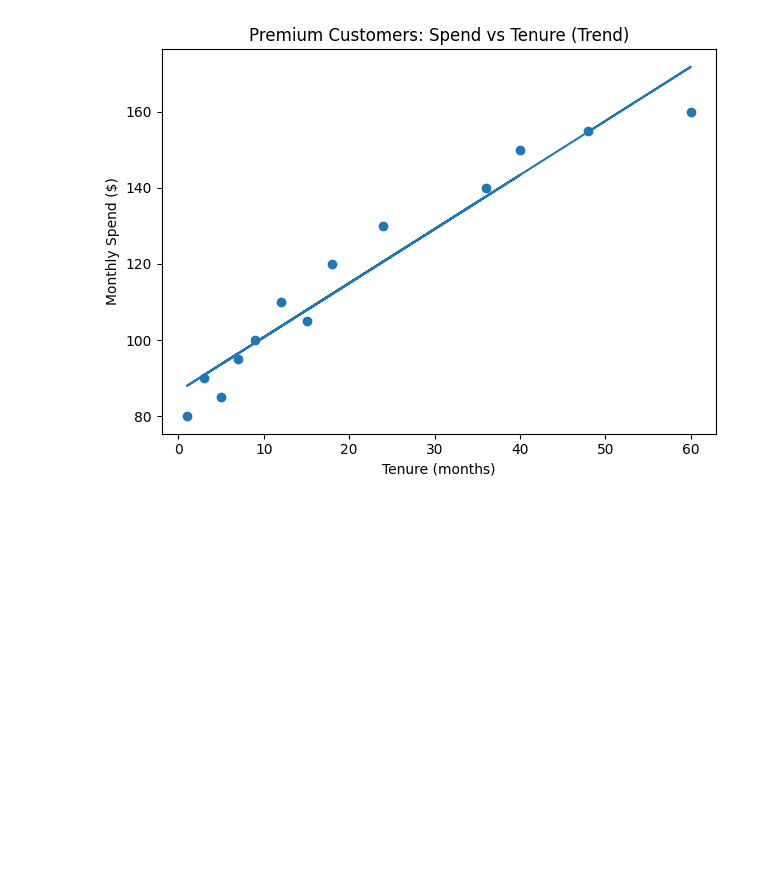
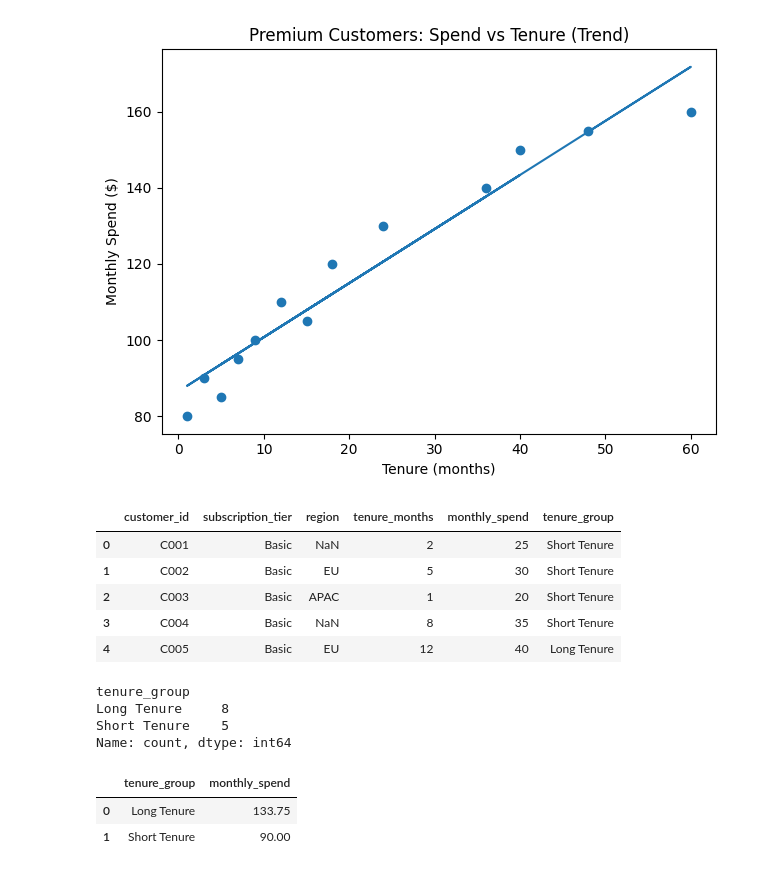
Before and after one commit to jae-notes/customer-behavior-analysis, a Jupyter notebook: analysis/01_initial_exploration.ipynb, the cells around one changed output. Saved outputs shown, nothing was run; the diff lists cells and outputs as text; code cells hidden in the pictures; blank space fills up the shorter version.

```diff
--- a/analysis/01_initial_exploration.ipynb
+++ b/analysis/01_initial_exploration.ipynb
@@ -129,3 +129,40 @@ plt.tight_layout()
 plt.show()
 # %% [output]
 [figure]
+# %%
+def tenure_group(months):
+  if months < 12:
+    return "Short Tenure"
+  else:
+    return "Long Tenure"
+
+df["tenure_group"] = df["tenure_months"].apply(tenure_group)
+df.head()
+# %% [output]
+|  | customer_id | subscription_tier | region | tenure_months | monthly_spend | tenure_group |
+| 0 | C001 | Basic | NaN | 2 | 25 | Short Tenure |
+| 1 | C002 | Basic | EU | 5 | 30 | Short Tenure |
+| 2 | C003 | Basic | APAC | 1 | 20 | Short Tenure |
+| 3 | C004 | Basic | NaN | 8 | 35 | Short Tenure |
+| 4 | C005 | Basic | EU | 12 | 40 | Long Tenure |
+# %%
+premium = df[df["subscription_tier"] == "Premium"]
+premium["tenure_group"].value_counts()
+# %% [output]
+tenure_group
+Long Tenure     8
+Short Tenure    5
+Name: count, dtype: int64
+# %%
+premium_avg = (
+  premium
+  .groupby("tenure_group")["monthly_spend"]
+  .mean()
+  .reset_index()
+)
+
+premium_avg
+# %% [output]
+|  | tenure_group | monthly_spend |
+| 0 | Long Tenure | 133.75 |
+| 1 | Short Tenure | 90.00 |
```
Also changed, not shown: parts of 1 cell of this notebook.
